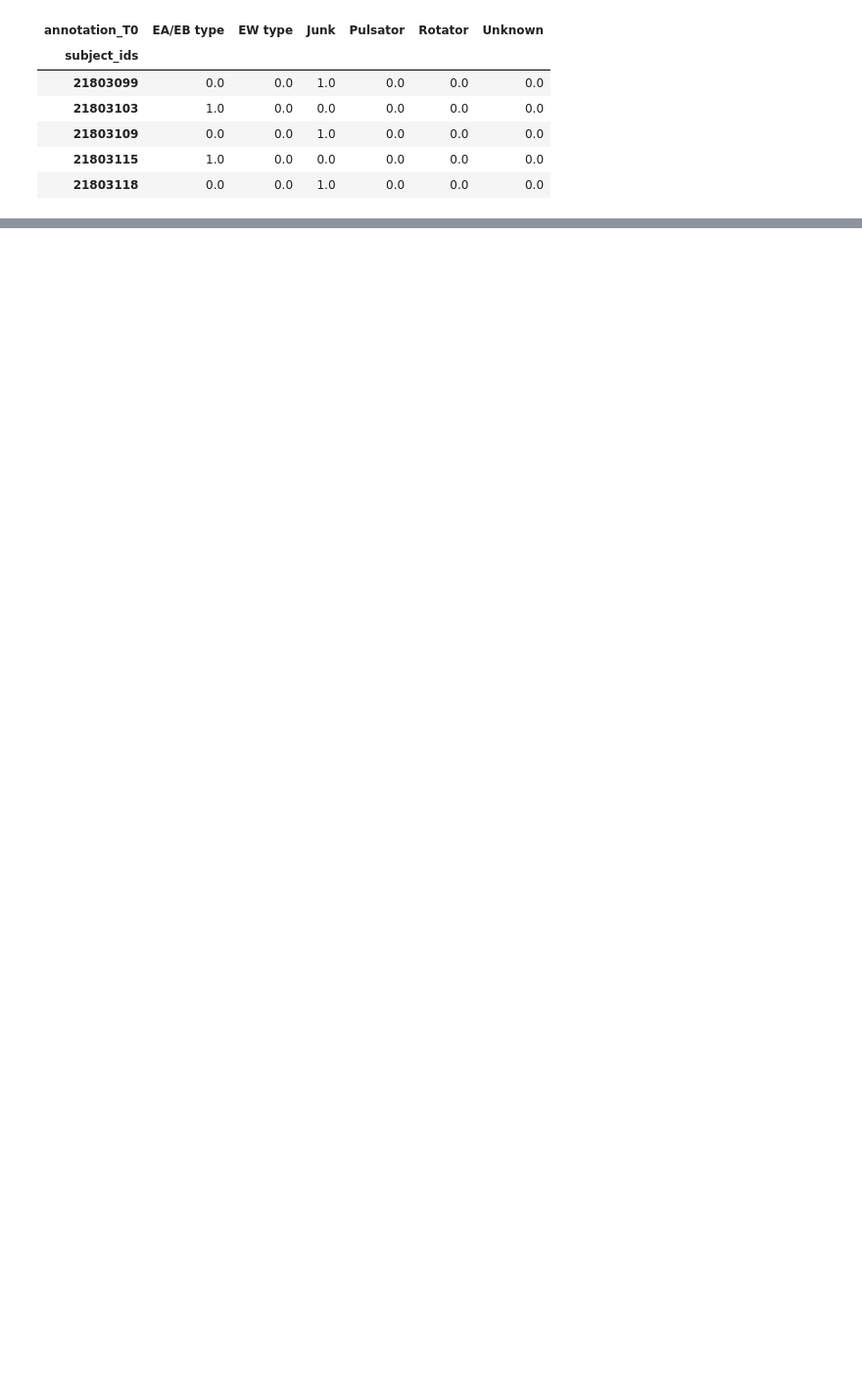
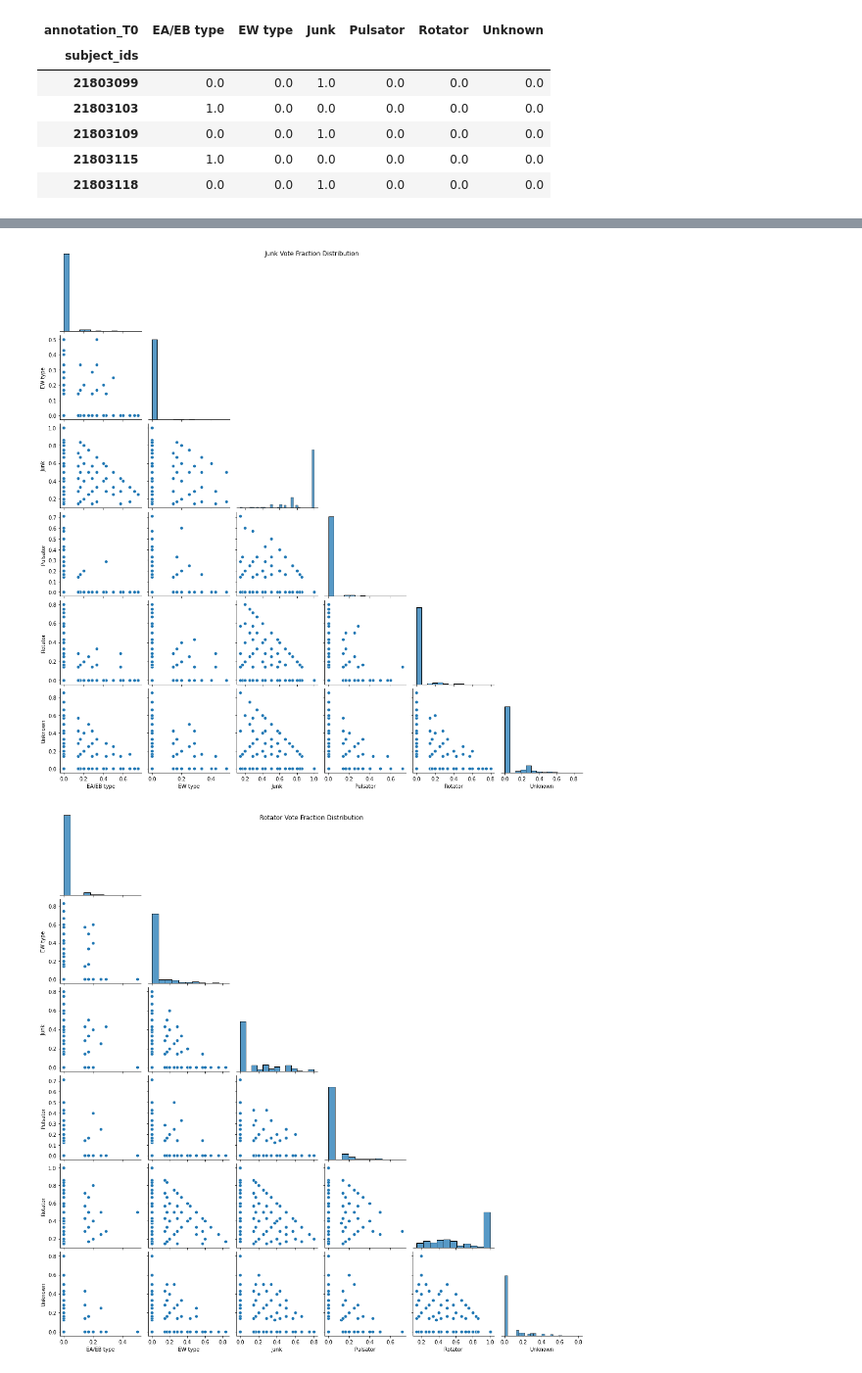
Before and after one commit to adammcmaster/superwasp-tools, a Jupyter notebook: vote_fractions.ipynb, the cells around one changed output, grey strips where cells are left out. Shown at 98% size. Cells and saved outputs as stored; diff of their text form; code cells hidden in the pictures; blank space fills up the shorter version.

```diff
--- a/vote_fractions.ipynb
+++ b/vote_fractions.ipynb
@@ -32,0 +38,12 @@ gold_standard_subjects = expert_classifications.df['subject_ids']
+# %%
+for subject_type in expert_classifications.df['annotation_T0'].unique():
+    grid = seaborn.pairplot(
+        classification_fracs[classification_fracs.index.isin(
+            expert_classifications.df[expert_classifications.df['annotation_T0'] == subject_type]['subject_ids']
+        )],
+        corner=True,
+    )
+    grid.fig.suptitle('{} Vote Fraction Distribution'.format(subject_type))
+# %% [output]
+[figure, added]
+[figure, added]
```
Also changed, not shown: parts of 5 cells of this notebook.
